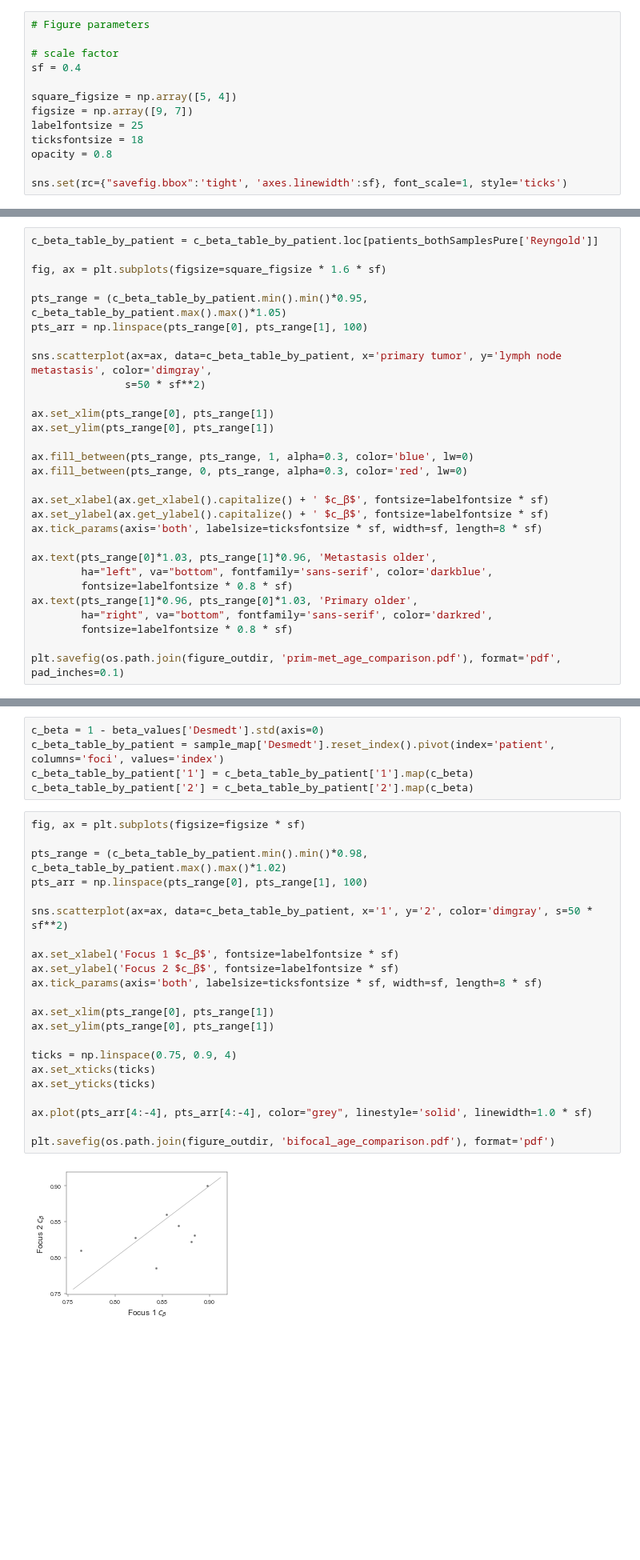
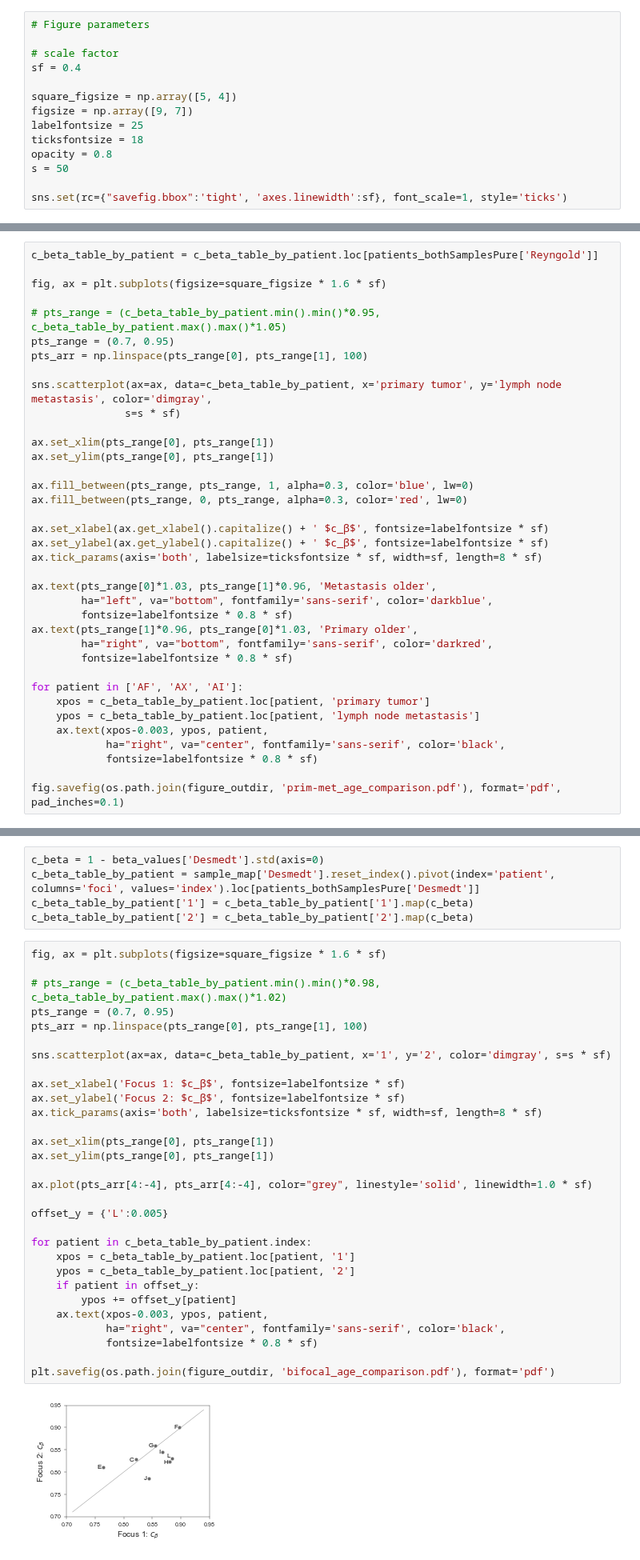
Before and after one commit to danmonyak/EpiClockInvasiveBRCA, a Jupyter notebook: Analysis/Multi-sample.ipynb, the cells around one changed output, grey strips where cells are left out. Shown at 80% size. Cells and saved outputs as stored; diff of their text form; blank space fills up the shorter version.

```diff
--- a/Analysis/Multi-sample.ipynb
+++ b/Analysis/Multi-sample.ipynb
@@ -28,6 +28,7 @@ figsize = np.array([9, 7])
 labelfontsize = 25
 ticksfontsize = 18
 opacity = 0.8
+s = 50
 
 sns.set(rc={"savefig.bbox":'tight', 'axes.linewidth':sf}, font_scale=1, style='ticks')
 # %% [markdown]
@@ -93,11 +126,12 @@ c_beta_table_by_patient = c_beta_table_by_patient.loc[patients_bothSamplesPure['
 
 fig, ax = plt.subplots(figsize=square_figsize * 1.6 * sf)
 
-pts_range = (c_beta_table_by_patient.min().min()*0.95, c_beta_table_by_patient.max().max()*1.05)
+# pts_range = (c_beta_table_by_patient.min().min()*0.95, c_beta_table_by_patient.max().max()*1.05)
+pts_range = (0.7, 0.95)
 pts_arr = np.linspace(pts_range[0], pts_range[1], 100)
 
 sns.scatterplot(ax=ax, data=c_beta_table_by_patient, x='primary tumor', y='lymph node metastasis', color='dimgray',
-               s=50 * sf**2)
+               s=s * sf)
 
 ax.set_xlim(pts_range[0], pts_range[1])
 ax.set_ylim(pts_range[0], pts_range[1])
@@ -116,5 +150,12 @@ ax.text(pts_range[1]*0.96, pts_range[0]*1.03, 'Primary older',
         ha="right", va="bottom", fontfamily='sans-serif', color='darkred',
         fontsize=labelfontsize * 0.8 * sf)
 
-plt.savefig(os.path.join(figure_outdir, 'prim-met_age_comparison.pdf'), format='pdf', pad_inches=0.1)
+for patient in ['AF', 'AX', 'AI']:
+    xpos = c_beta_table_by_patient.loc[patient, 'primary tumor']
+    ypos = c_beta_table_by_patient.loc[patient, 'lymph node metastasis']
+    ax.text(xpos-0.003, ypos, patient,
+            ha="right", va="center", fontfamily='sans-serif', color='black',
+            fontsize=labelfontsize * 0.8 * sf)
+
+fig.savefig(os.path.join(figure_outdir, 'prim-met_age_comparison.pdf'), format='pdf', pad_inches=0.1)
 # %% [output]
@@ -234,29 +401,37 @@ fig.savefig(os.path.join(figure_outdir, 'bifocal_heatmap.pdf'), format='pdf', pa
 # %%
 c_beta = 1 - beta_values['Desmedt'].std(axis=0)
-c_beta_table_by_patient = sample_map['Desmedt'].reset_index().pivot(index='patient', columns='foci', values='index')
+c_beta_table_by_patient = sample_map['Desmedt'].reset_index().pivot(index='patient', columns='foci', values='index').loc[patients_bothSamplesPure['Desmedt']]
 c_beta_table_by_patient['1'] = c_beta_table_by_patient['1'].map(c_beta)
 c_beta_table_by_patient['2'] = c_beta_table_by_patient['2'].map(c_beta)
 # %%
-fig, ax = plt.subplots(figsize=figsize * sf)
+fig, ax = plt.subplots(figsize=square_figsize * 1.6 * sf)
 
-pts_range = (c_beta_table_by_patient.min().min()*0.98, c_beta_table_by_patient.max().max()*1.02)
+# pts_range = (c_beta_table_by_patient.min().min()*0.98, c_beta_table_by_patient.max().max()*1.02)
+pts_range = (0.7, 0.95)
 pts_arr = np.linspace(pts_range[0], pts_range[1], 100)
 
-sns.scatterplot(ax=ax, data=c_beta_table_by_patient, x='1', y='2', color='dimgray', s=50 * sf**2)
+sns.scatterplot(ax=ax, data=c_beta_table_by_patient, x='1', y='2', color='dimgray', s=s * sf)
 
-ax.set_xlabel('Focus 1 $c_β$', fontsize=labelfontsize * sf)
-ax.set_ylabel('Focus 2 $c_β$', fontsize=labelfontsize * sf)
+ax.set_xlabel('Focus 1: $c_β$', fontsize=labelfontsize * sf)
+ax.set_ylabel('Focus 2: $c_β$', fontsize=labelfontsize * sf)
 ax.tick_params(axis='both', labelsize=ticksfontsize * sf, width=sf, length=8 * sf)
 
 ax.set_xlim(pts_range[0], pts_range[1])
 ax.set_ylim(pts_range[0], pts_range[1])
 
-ticks = np.linspace(0.75, 0.9, 4)
-ax.set_xticks(ticks)
-ax.set_yticks(ticks)
-
 ax.plot(pts_arr[4:-4], pts_arr[4:-4], color="grey", linestyle='solid', linewidth=1.0 * sf)
 
+offset_y = {'L':0.005}
+
+for patient in c_beta_table_by_patient.index:
+    xpos = c_beta_table_by_patient.loc[patient, '1']
+    ypos = c_beta_table_by_patient.loc[patient, '2']
+    if patient in offset_y:
+        ypos += offset_y[patient]
+    ax.text(xpos-0.003, ypos, patient,
+            ha="right", va="center", fontfamily='sans-serif', color='black',
+            fontsize=labelfontsize * 0.8 * sf)
+
 plt.savefig(os.path.join(figure_outdir, 'bifocal_age_comparison.pdf'), format='pdf')
 # %% [output]
-[figure, old version]
+[figure, new version]
```
Also changed, not shown: parts of 16 cells of this notebook, 19 other files.
